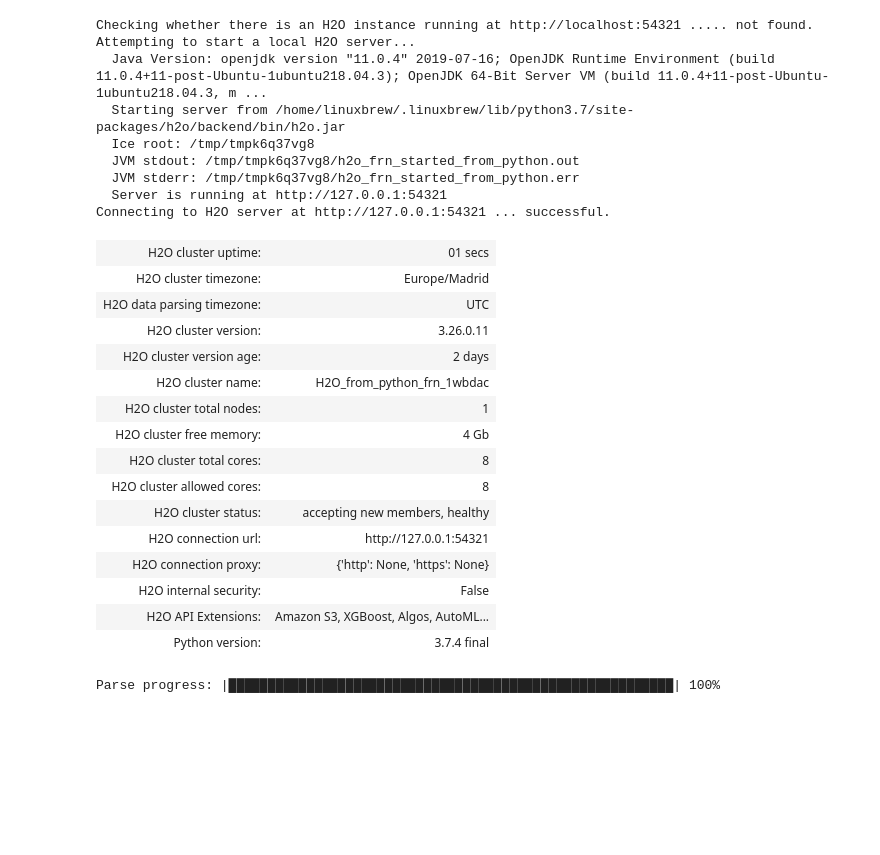
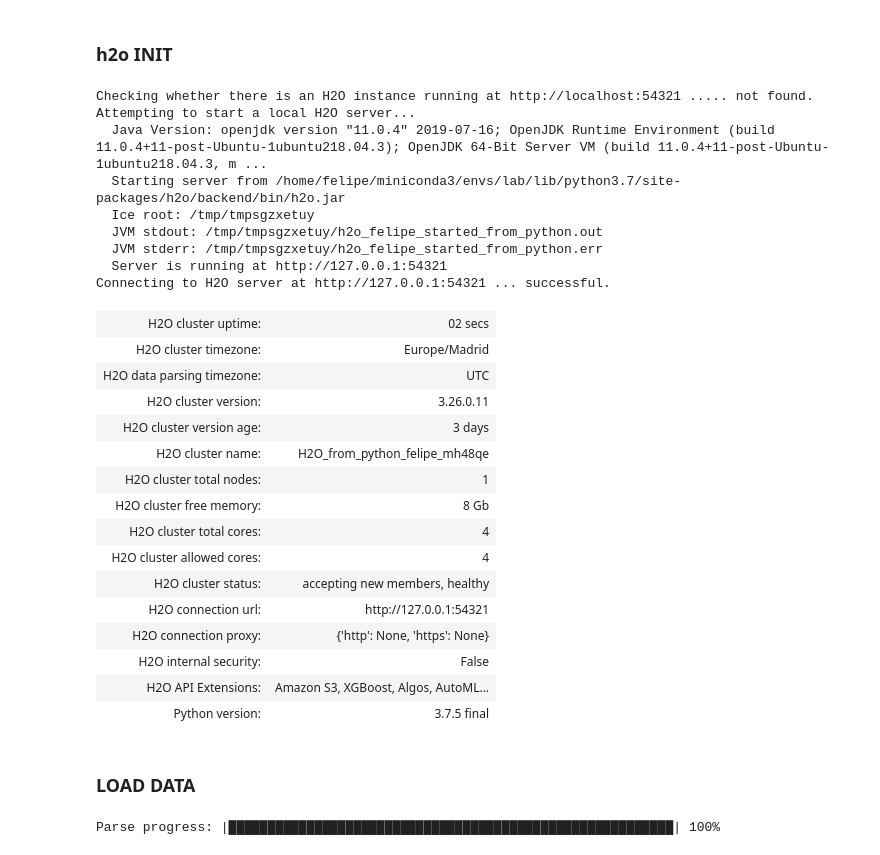
Before and after one commit to Gori89/H2O_WorkShop, a Jupyter notebook: H2O_Machine_Learning.ipynb, the cells around one changed output. Saved outputs shown, nothing was run; the diff lists cells and outputs as text; code cells hidden in the pictures; blank space fills up the shorter version.

```diff
--- a/H2O_Machine_Learning.ipynb
+++ b/H2O_Machine_Learning.ipynb
@@ -1,34 +1,38 @@
 # %%
 import h2o
 from h2o.estimators.pca import H2OPrincipalComponentAnalysisEstimator as pca
+# %% [markdown]
+### h2o INIT
 # %%
-h2o.init(nthreads = -1, max_mem_size = 4)
+h2o.init(nthreads = -1, max_mem_size = 8)
 # %% [output]
 Checking whether there is an H2O instance running at http://localhost:54321 ..... not found.
 Attempting to start a local H2O server...
   Java Version: openjdk version "11.0.4" 2019-07-16; OpenJDK Runtime Environment (build 11.0.4+11-post-Ubuntu-1ubuntu218.04.3); OpenJDK 64-Bit Server VM (build 11.0.4+11-post-Ubuntu-1ubuntu218.04.3, m ...
-  Starting server from /home/linuxbrew/.linuxbrew/lib/python3.7/site-packages/h2o/backend/bin/h2o.jar
-  Ice root: /tmp/tmpk6q37vg8
-  JVM stdout: /tmp/tmpk6q37vg8/h2o_frn_started_from_python.out
-  JVM stderr: /tmp/tmpk6q37vg8/h2o_frn_started_from_python.err
+  Starting server from /home/felipe/miniconda3/envs/lab/lib/python3.7/site-packages/h2o/backend/bin/h2o.jar
+  Ice root: /tmp/tmpsgzxetuy
+  JVM stdout: /tmp/tmpsgzxetuy/h2o_felipe_started_from_python.out
+  JVM stderr: /tmp/tmpsgzxetuy/h2o_felipe_started_from_python.err
   Server is running at http://127.0.0.1:54321
 Connecting to H2O server at http://127.0.0.1:54321 ... successful.
-| H2O cluster uptime: | 01 secs |
+| H2O cluster uptime: | 02 secs |
 | H2O cluster timezone: | Europe/Madrid |
 | H2O data parsing timezone: | UTC |
 | H2O cluster version: | 3.26.0.11 |
-| H2O cluster version age: | 2 days |
-| H2O cluster name: | H2O_from_python_frn_1wbdac |
+| H2O cluster version age: | 3 days |
+| H2O cluster name: | H2O_from_python_felipe_mh48qe |
 | H2O cluster total nodes: | 1 |
-| H2O cluster free memory: | 4 Gb |
-| H2O cluster total cores: | 8 |
-| H2O cluster allowed cores: | 8 |
+| H2O cluster free memory: | 8 Gb |
+| H2O cluster total cores: | 4 |
+| H2O cluster allowed cores: | 4 |
 | H2O cluster status: | accepting new members, healthy |
 | H2O connection url: | http://127.0.0.1:54321 |
 | H2O connection proxy: | {'http': None, 'https': None} |
 | H2O internal security: | False |
 | H2O API Extensions: | Amazon S3, XGBoost, Algos, AutoML... |
-| Python version: | 3.7.4 final |
+| Python version: | 3.7.5 final |
+# %% [markdown]
+### LOAD DATA
 # %%
 titanic= h2o.import_file('titanic.csv')
 # %% [output]
```
Also changed, not shown: parts of 29 cells of this notebook.
